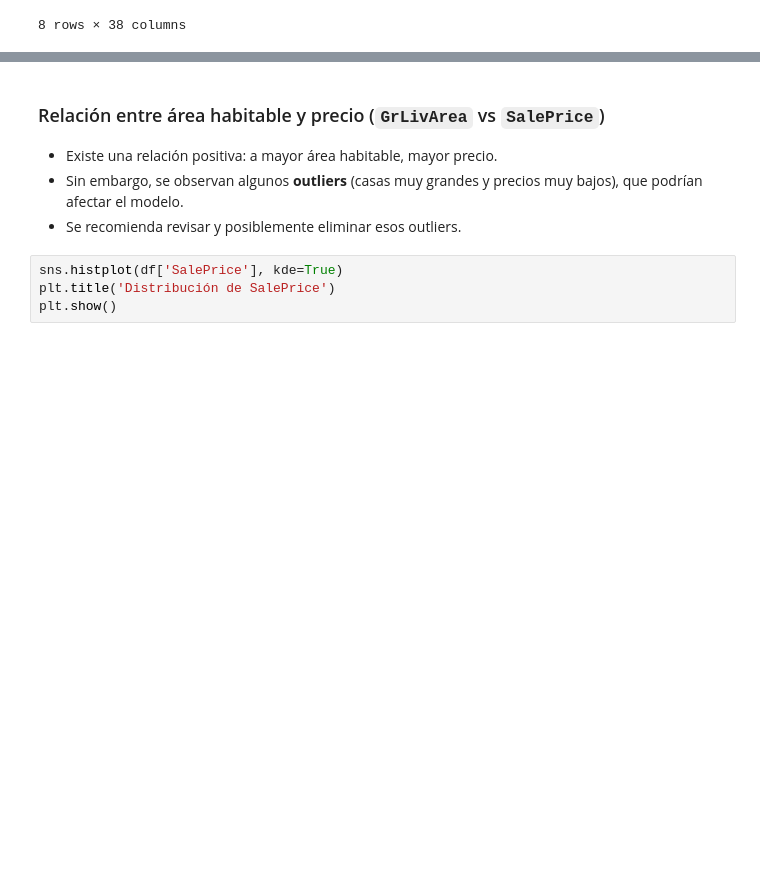
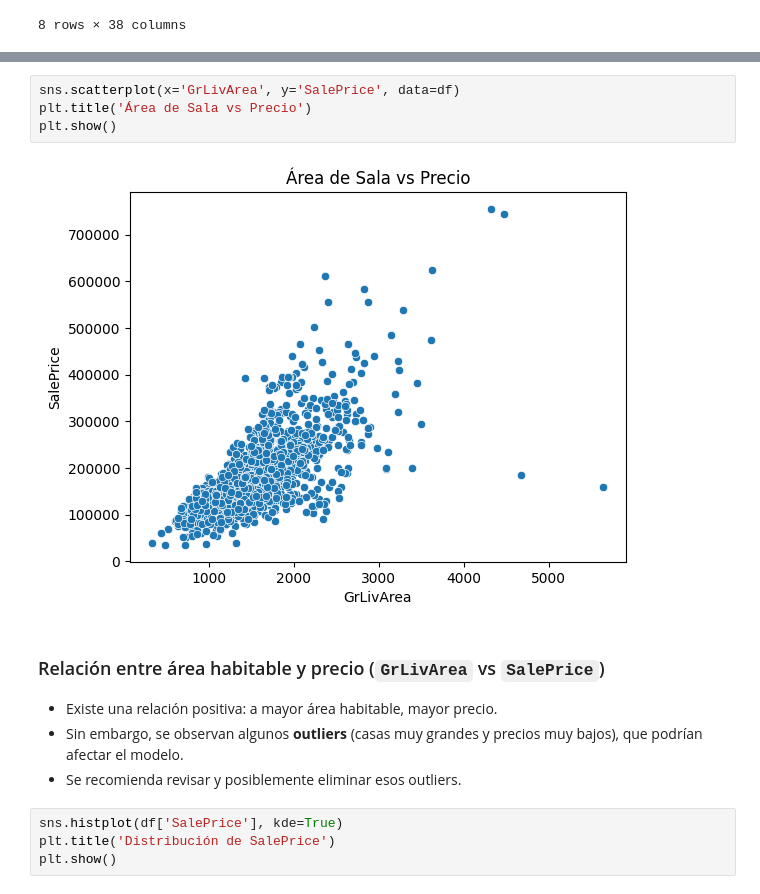
Before and after one commit to Andyfer004/Proyecto1-DM, a Jupyter notebook: P1_DM.ipynb, the cells around one changed output, grey strips where cells are left out. Saved outputs shown, nothing was run; the diff lists cells and outputs as text; blank space fills up the shorter version.

```diff
--- a/P1_DM.ipynb
+++ b/P1_DM.ipynb
@@ -78,3 +99,9 @@ df.describe()
+# %%
+sns.scatterplot(x='GrLivArea', y='SalePrice', data=df)
+plt.title('Área de Sala vs Precio')
+plt.show()
+# %% [output]
+[figure, added]
 # %% [markdown]
 ### Relación entre área habitable y precio (`GrLivArea` vs `SalePrice`)
 - Existe una relación positiva: a mayor área habitable, mayor precio.
```
Also changed, not shown: parts of 12 cells of this notebook.
